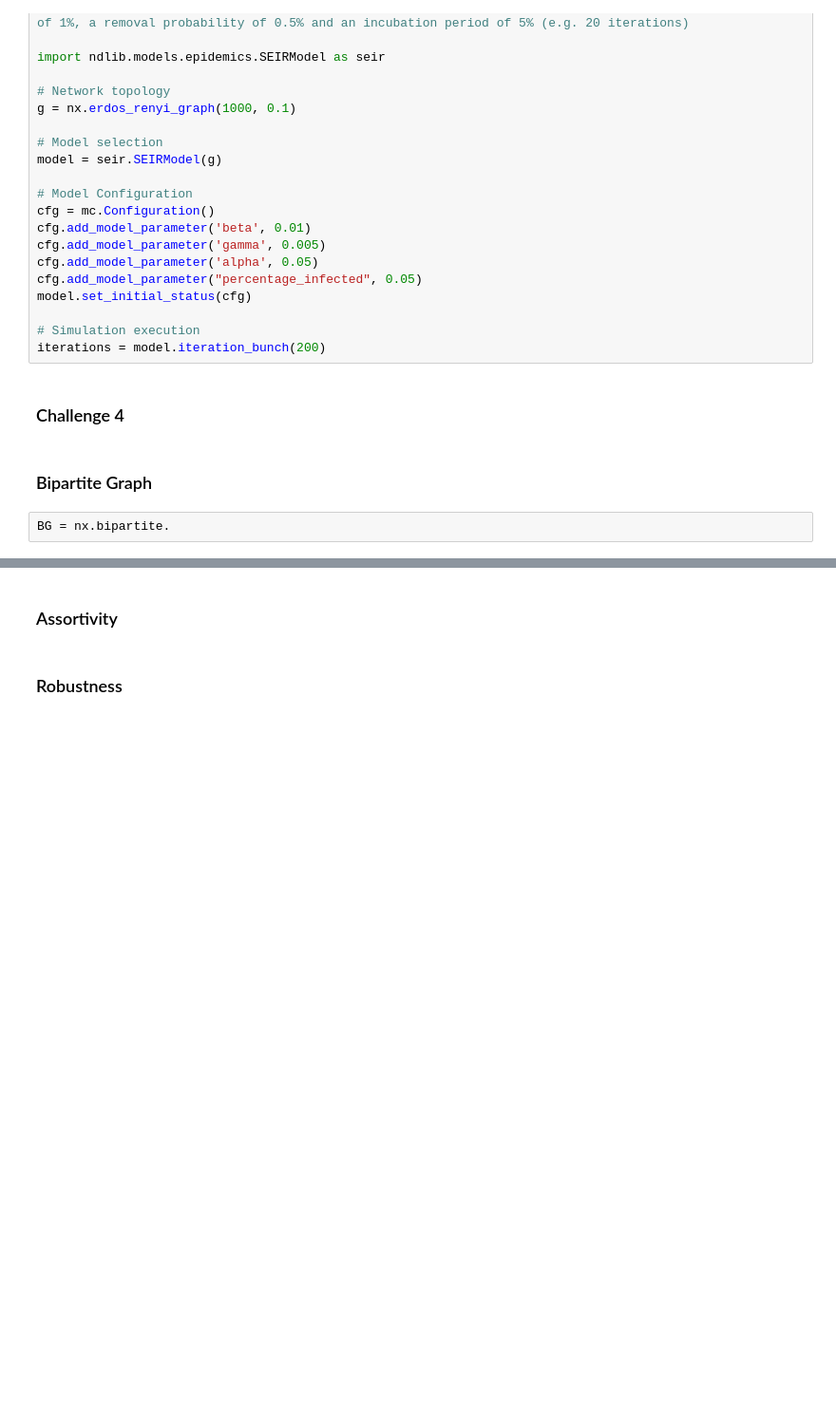
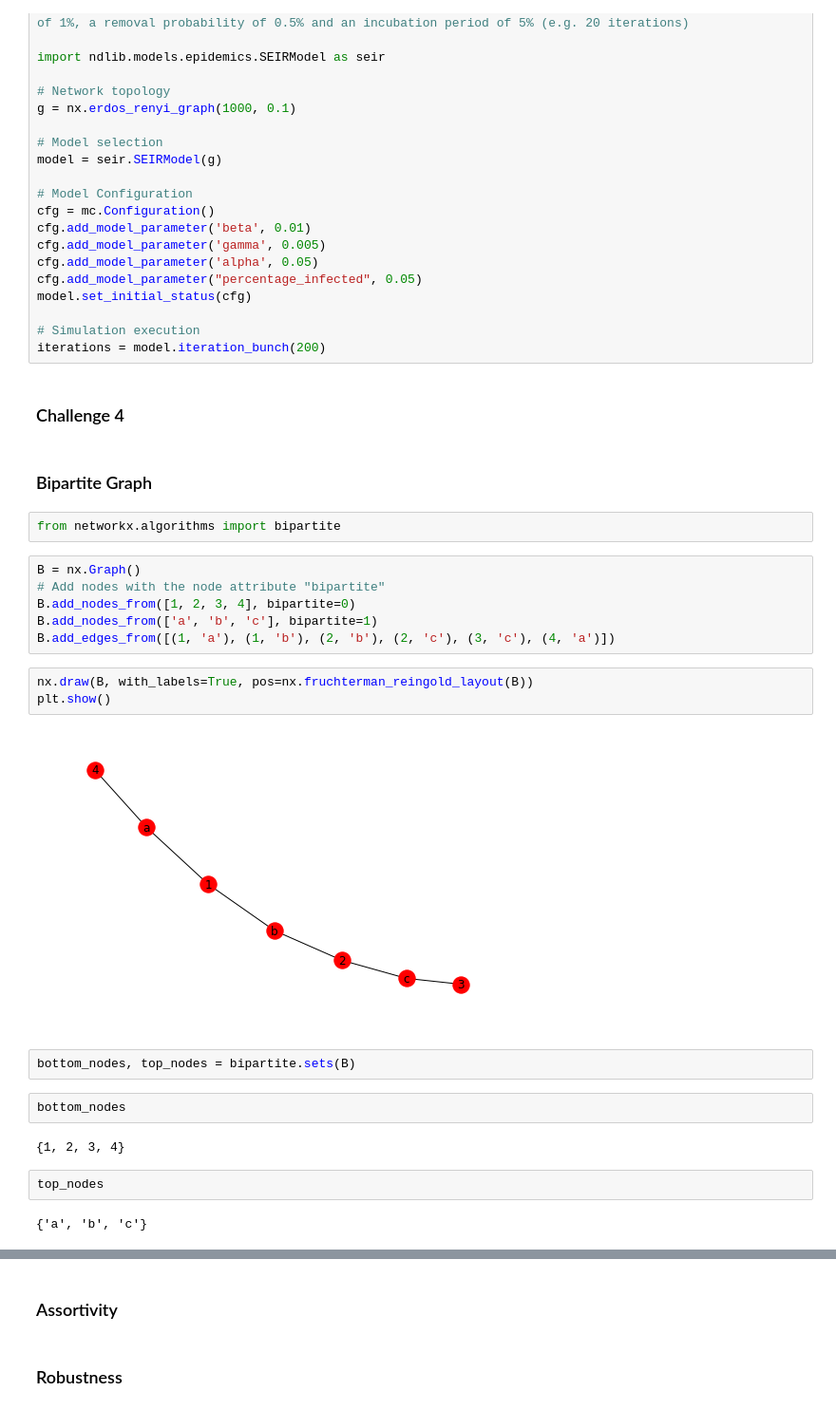
Before and after one commit to amiref/Workshop-NetworkScience-EPA-July2018-, a Jupyter notebook: networkScience.ipynb, the cells around one changed output, grey strips where cells are left out. Shown at 95% size. Drawn from its saved outputs; the diff is of its cells as text; blank space fills up the shorter version.

```diff
--- a/networkScience.ipynb
+++ b/networkScience.ipynb
@@ -406,5 +406,26 @@ iterations = model.iteration_bunch(200)
 ### Challenge 4
 # %% [markdown]
 ### Bipartite Graph
-# %%
-BG = nx.bipartite.
+# %%
+from networkx.algorithms import bipartite
+# %%
+B = nx.Graph()
+# Add nodes with the node attribute "bipartite"
+B.add_nodes_from([1, 2, 3, 4], bipartite=0)
+B.add_nodes_from(['a', 'b', 'c'], bipartite=1)
+B.add_edges_from([(1, 'a'), (1, 'b'), (2, 'b'), (2, 'c'), (3, 'c'), (4, 'a')])
+# %%
+nx.draw(B, with_labels=True, pos=nx.fruchterman_reingold_layout(B))
+plt.show()
+# %% [output]
+[figure, added]
+# %%
+bottom_nodes, top_nodes = bipartite.sets(B)
+# %%
+bottom_nodes
+# %% [output]
+{1, 2, 3, 4}
+# %%
+top_nodes
+# %% [output]
+{'a', 'b', 'c'}
```
Also changed, not shown: parts of 13 cells of this notebook.
